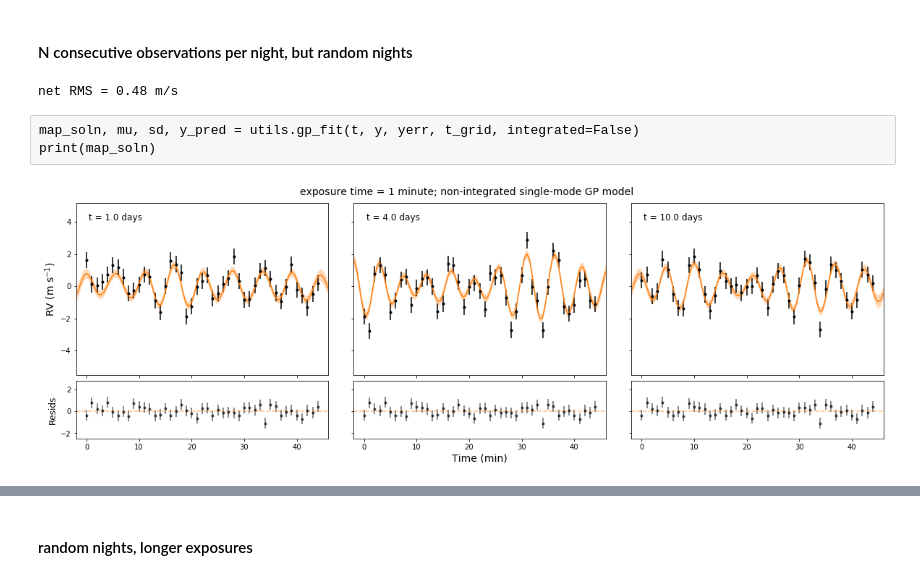
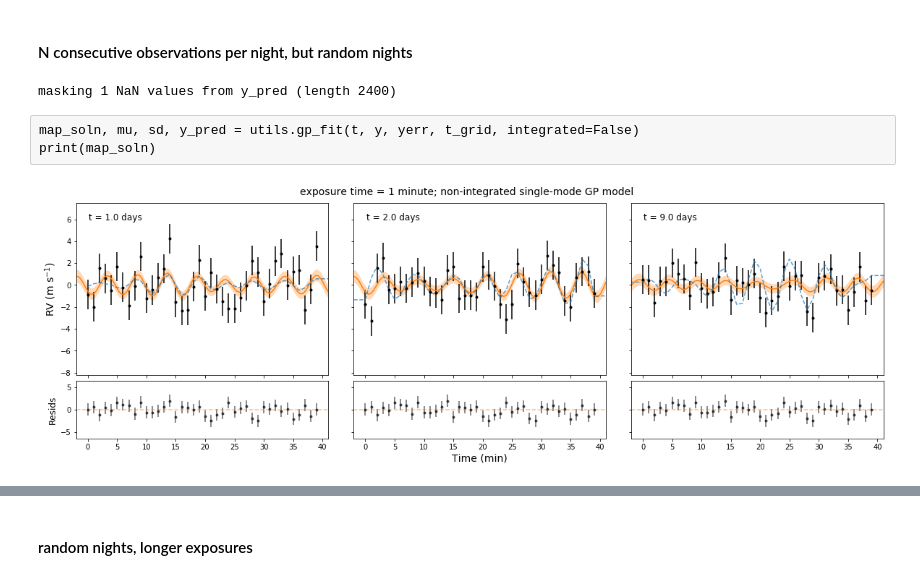
Before and after one commit to megbedell/pmodes, a Jupyter notebook: experiments/03-realistic-observing.ipynb, the cells around one changed output, grey strips where cells are left out. Cells and saved outputs as stored; diff of their text form; code cells hidden in the pictures.

```diff
--- a/experiments/03-realistic-observing.ipynb
+++ b/experiments/03-realistic-observing.ipynb
@@ -64,12 +77,10 @@ print("net RMS = {0:.2f} m/s".format(np.sqrt(np.sum((y - y_pred)**2/len(y)))))
 # %% [markdown]
 #### N consecutive observations per night, but random nights
 # %%
-start_ts_random = np.random.choice(360, nights_per_year, replace=False) * 3600. * 24. # nightly for random nights (we're gonna ignore seasons)
-start_ts_random += np.random.randint(-60, 60, 60)*60. # random perturbation of up to an hour before/after - can only be whole minutes to avoid interpolation
+start_ts_random = np.random.choice(np.arange(1,360), nights_per_year, replace=False) * 3600. * 24. # nightly for random nights (we're gonna ignore seasons)
+start_ts_random += np.random.randint(-60, 60, nights_per_year)*60. # random perturbation of up to an hour before/after - can only be whole minutes to avoid interpolation
 start_ts_random.sort()
 assert np.isin(start_ts_random, ts_all).all(), "Bad timestamp!"
-# %% [output]
-net RMS = 0.48 m/s
 # %%
 exp_time = 1. * 60. # seconds per exposure
 n_exp = int(time_per_night/exp_time)
@@ -79,3 +89,11 @@ yerr = np.zeros_like(t) + rv_noise_amp
+# %%
+# keep noiseless 1-min cadence RVs for later plotting convenience:
+y_true_random = np.copy(y)
+t_true_random = np.copy(t)
+# %%
+# add photon noise:
+y += np.random.normal(0., photon_noise_1min, len(y))
+yerr = np.zeros_like(t) + photon_noise_1min
 # %%
 t_grid = utils.make_t_grid(start_ts_random, time_per_night)
 # %%
@@ -83,16 +101,22 @@ y_pred, mu, sd = utils.gp_predict(t, y, yerr, t_grid, integrated=False)
 # %%
 # HACK:
 if np.sum(np.isfinite(y_pred)) < len(y_pred):
+    print("masking {0} NaN values from y_pred (length {1})".format(len(y_pred) - np.sum(np.isfinite(y_pred)),
+                                                               len(y_pred)))
     y_pred[~np.isfinite(y_pred)] = 0.0
+# %% [output]
+masking 1 NaN values from y_pred (length 2400)
 # %% [raw]
 map_soln, mu, sd, y_pred = utils.gp_fit(t, y, yerr, t_grid, integrated=False)
 print(map_soln)
 # %%
-fig = utils.plot_nights(t, y, yerr, y_pred, start_ts_random, t_grid, mu, sd, time_per_night=time_per_night)
+fig = utils.plot_nights(t, y, yerr, y_pred, start_ts_random, t_grid,
+                        mu, sd, t_true_random, y_true_random, time_per_night=time_per_night)
+
 fig.suptitle('exposure time = 1 minute; non-integrated single-mode GP model', y=0.93, fontsize=14)
 fig.savefig('randomnights_1min_nonintegrated.png');
 # %% [output]
-[figure, old version]
+[figure, new version]
 # %%
 fig = utils.plot_year(t, y, yerr, y_pred, start_ts_random, t_grid, mu, sd)
 fig.suptitle('exposure time = 1 minute; non-integrated single-mode GP model', y=0.93, fontsize=14)
```
Also changed, not shown: parts of 47 cells of this notebook, 1 other file.
